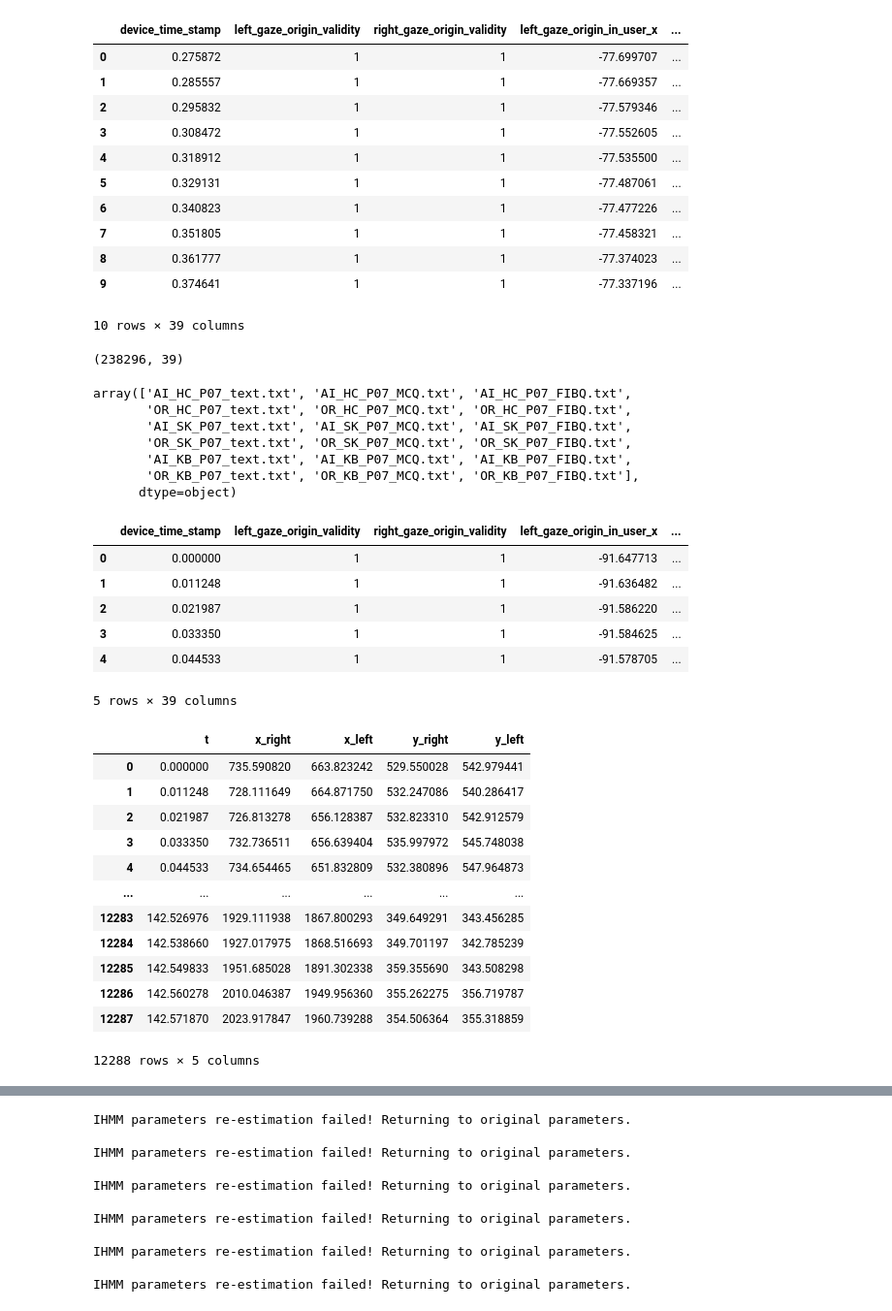
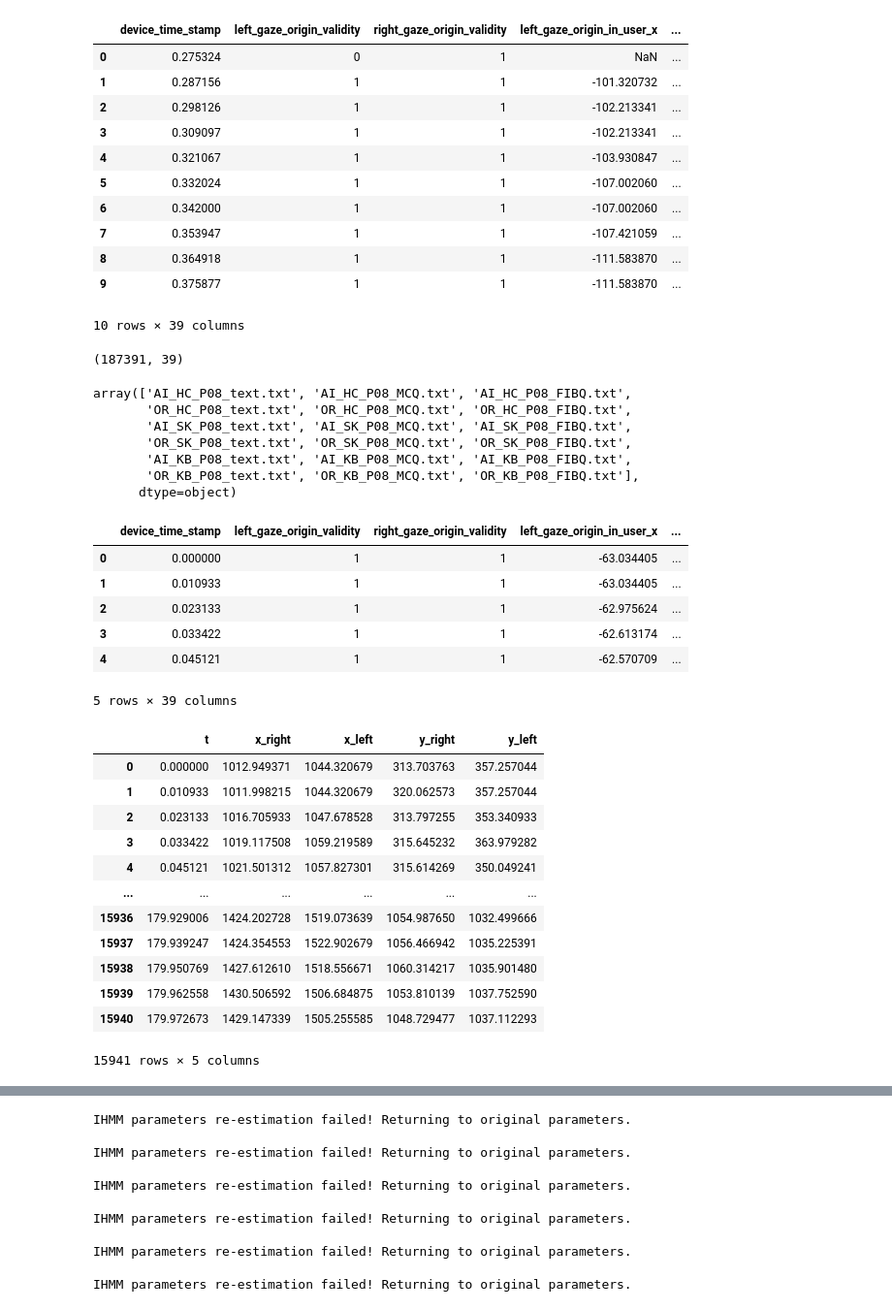
Before and after one commit to slayervictor/Fagpakkeprojekt-Eyes-Modelling, a Jupyter notebook: eye_tracking_expiriment/data_extraction.ipynb, the cells around one changed output, grey strips where cells are left out. Shown at 97% size. Drawn from its saved outputs; the diff is of its cells as text; code cells hidden in the pictures.

```diff
--- a/eye_tracking_expiriment/data_extraction.ipynb
+++ b/eye_tracking_expiriment/data_extraction.ipynb
@@ -12,36 +12,36 @@ testperson = 8
 # %%
 warnings.filterwarnings('ignore')
-gaze = pd.read_csv("../eye_tracking_expiriment\data\gaze_data_Tobias_8.csv")
+gaze = pd.read_csv("../eye_tracking_expiriment\data\gaze_data_Bengisu_9.csv")
 gaze.head(10)
 # %% [output]
 |  | device_time_stamp | left_gaze_origin_validity | right_gaze_origin_validity | left_gaze_origin_in_user_x | ... |
-| 0 | 0.275872 | 1 | 1 | -77.699707 | ... |
-| 1 | 0.285557 | 1 | 1 | -77.669357 | ... |
-| 2 | 0.295832 | 1 | 1 | -77.579346 | ... |
-| 3 | 0.308472 | 1 | 1 | -77.552605 | ... |
-| 4 | 0.318912 | 1 | 1 | -77.535500 | ... |
-| 5 | 0.329131 | 1 | 1 | -77.487061 | ... |
-| 6 | 0.340823 | 1 | 1 | -77.477226 | ... |
-| 7 | 0.351805 | 1 | 1 | -77.458321 | ... |
-| 8 | 0.361777 | 1 | 1 | -77.374023 | ... |
-| 9 | 0.374641 | 1 | 1 | -77.337196 | ... |
+| 0 | 0.275324 | 0 | 1 | NaN | ... |
+| 1 | 0.287156 | 1 | 1 | -101.320732 | ... |
+| 2 | 0.298126 | 1 | 1 | -102.213341 | ... |
+| 3 | 0.309097 | 1 | 1 | -102.213341 | ... |
+| 4 | 0.321067 | 1 | 1 | -103.930847 | ... |
+| 5 | 0.332024 | 1 | 1 | -107.002060 | ... |
+| 6 | 0.342000 | 1 | 1 | -107.002060 | ... |
+| 7 | 0.353947 | 1 | 1 | -107.421059 | ... |
+| 8 | 0.364918 | 1 | 1 | -111.583870 | ... |
+| 9 | 0.375877 | 1 | 1 | -111.583870 | ... |
 10 rows × 39 columns
 # %%
 gaze = gaze.dropna()
 gaze.reset_index(drop=True, inplace=True)
 gaze.shape
 # %% [output]
-(238296, 39)
+(187391, 39)
 # %%
 un = gaze["text_file"].unique()
 un
 # %% [output]
-array(['AI_HC_P07_text.txt', 'AI_HC_P07_MCQ.txt', 'AI_HC_P07_FIBQ.txt',
-       'OR_HC_P07_text.txt', 'OR_HC_P07_MCQ.txt', 'OR_HC_P07_FIBQ.txt',
-       'AI_SK_P07_text.txt', 'AI_SK_P07_MCQ.txt', 'AI_SK_P07_FIBQ.txt',
-       'OR_SK_P07_text.txt', 'OR_SK_P07_MCQ.txt', 'OR_SK_P07_FIBQ.txt',
-       'AI_KB_P07_text.txt', 'AI_KB_P07_MCQ.txt', 'AI_KB_P07_FIBQ.txt',
-       'OR_KB_P07_text.txt', 'OR_KB_P07_MCQ.txt', 'OR_KB_P07_FIBQ.txt'],
+array(['AI_HC_P08_text.txt', 'AI_HC_P08_MCQ.txt', 'AI_HC_P08_FIBQ.txt',
+       'OR_HC_P08_text.txt', 'OR_HC_P08_MCQ.txt', 'OR_HC_P08_FIBQ.txt',
+       'AI_SK_P08_text.txt', 'AI_SK_P08_MCQ.txt', 'AI_SK_P08_FIBQ.txt',
+       'OR_SK_P08_text.txt', 'OR_SK_P08_MCQ.txt', 'OR_SK_P08_FIBQ.txt',
+       'AI_KB_P08_text.txt', 'AI_KB_P08_MCQ.txt', 'AI_KB_P08_FIBQ.txt',
+       'OR_KB_P08_text.txt', 'OR_KB_P08_MCQ.txt', 'OR_KB_P08_FIBQ.txt'],
       dtype=object)
 # %%
 im_HC_AI = gaze[(gaze["Label"] == "Immersive") & (gaze["text_file"] == un[0])]
@@ -65,11 +65,11 @@ im_KB_OR["device_time_stamp"] = im_KB_OR["device_time_stamp"] - im_KB_OR["device
 im_SK_OR.head(5)
 # %% [output]
 |  | device_time_stamp | left_gaze_origin_validity | right_gaze_origin_validity | left_gaze_origin_in_user_x | ... |
-| 0 | 0.000000 | 1 | 1 | -91.647713 | ... |
-| 1 | 0.011248 | 1 | 1 | -91.636482 | ... |
-| 2 | 0.021987 | 1 | 1 | -91.586220 | ... |
-| 3 | 0.033350 | 1 | 1 | -91.584625 | ... |
-| 4 | 0.044533 | 1 | 1 | -91.578705 | ... |
+| 0 | 0.000000 | 1 | 1 | -63.034405 | ... |
+| 1 | 0.010933 | 1 | 1 | -63.034405 | ... |
+| 2 | 0.023133 | 1 | 1 | -62.975624 | ... |
+| 3 | 0.033422 | 1 | 1 | -62.613174 | ... |
+| 4 | 0.045121 | 1 | 1 | -62.570709 | ... |
 5 rows × 39 columns
 # %%
 left_x = im_SK_OR['left_gaze_point_on_display_area_x']*2560
@@ -81,18 +81,18 @@ eyes = pd.DataFrame({'t': t, 'x_right': right_x, 'x_left': left_x, 'y_right': ri
 eyes
 # %% [output]
 |  | t | x_right | x_left | y_right | y_left |
-| 0 | 0.000000 | 735.590820 | 663.823242 | 529.550028 | 542.979441 |
-| 1 | 0.011248 | 728.111649 | 664.871750 | 532.247086 | 540.286417 |
-| 2 | 0.021987 | 726.813278 | 656.128387 | 532.823310 | 542.912579 |
-| 3 | 0.033350 | 732.736511 | 656.639404 | 535.997972 | 545.748038 |
-| 4 | 0.044533 | 734.654465 | 651.832809 | 532.380896 | 547.964873 |
+| 0 | 0.000000 | 1012.949371 | 1044.320679 | 313.703763 | 357.257044 |
+| 1 | 0.010933 | 1011.998215 | 1044.320679 | 320.062573 | 357.257044 |
+| 2 | 0.023133 | 1016.705933 | 1047.678528 | 313.797255 | 353.340933 |
+| 3 | 0.033422 | 1019.117508 | 1059.219589 | 315.645232 | 363.979282 |
+| 4 | 0.045121 | 1021.501312 | 1057.827301 | 315.614269 | 350.049241 |
 | ... | ... | ... | ... | ... | ... |
-| 12283 | 142.526976 | 1929.111938 | 1867.800293 | 349.649291 | 343.456285 |
-| 12284 | 142.538660 | 1927.017975 | 1868.516693 | 349.701197 | 342.785239 |
-| 12285 | 142.549833 | 1951.685028 | 1891.302338 | 359.355690 | 343.508298 |
-| 12286 | 142.560278 | 2010.046387 | 1949.956360 | 355.262275 | 356.719787 |
-| 12287 | 142.571870 | 2023.917847 | 1960.739288 | 354.506364 | 355.318859 |
+| 15936 | 179.929006 | 1424.202728 | 1519.073639 | 1054.987650 | 1032.499666 |
+| 15937 | 179.939247 | 1424.354553 | 1522.902679 | 1056.466942 | 1035.225391 |
+| 15938 | 179.950769 | 1427.612610 | 1518.556671 | 1060.314217 | 1035.901480 |
+| 15939 | 179.962558 | 1430.506592 | 1506.684875 | 1053.810139 | 1037.752590 |
+| 15940 | 179.972673 | 1429.147339 | 1505.255585 | 1048.729477 | 1037.112293 |
-12288 rows × 5 columns
+15941 rows × 5 columns
 # %%
 f, axes = plt.subplots(2, 1, figsize=(15, 8))
 
```
Also changed, not shown: parts of 8 cells of this notebook, 1 other file.
